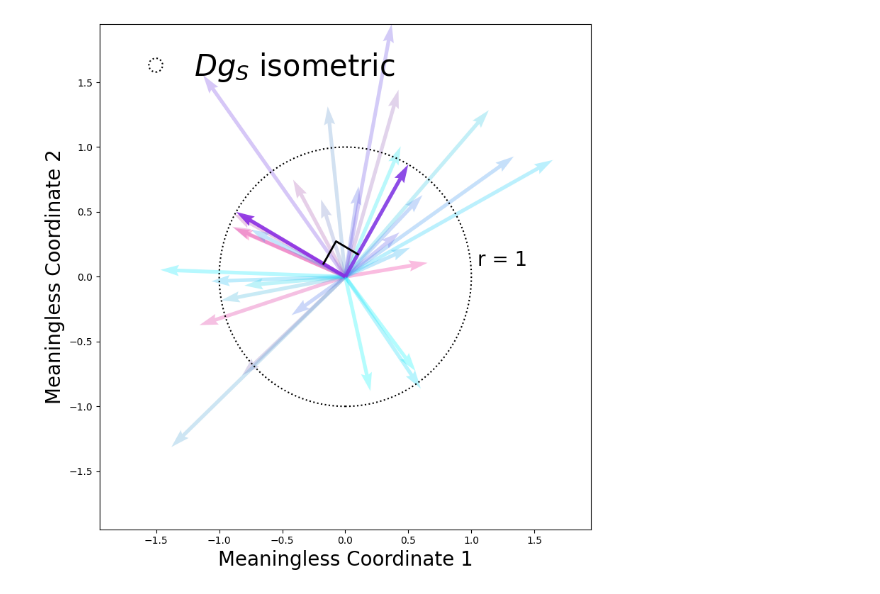
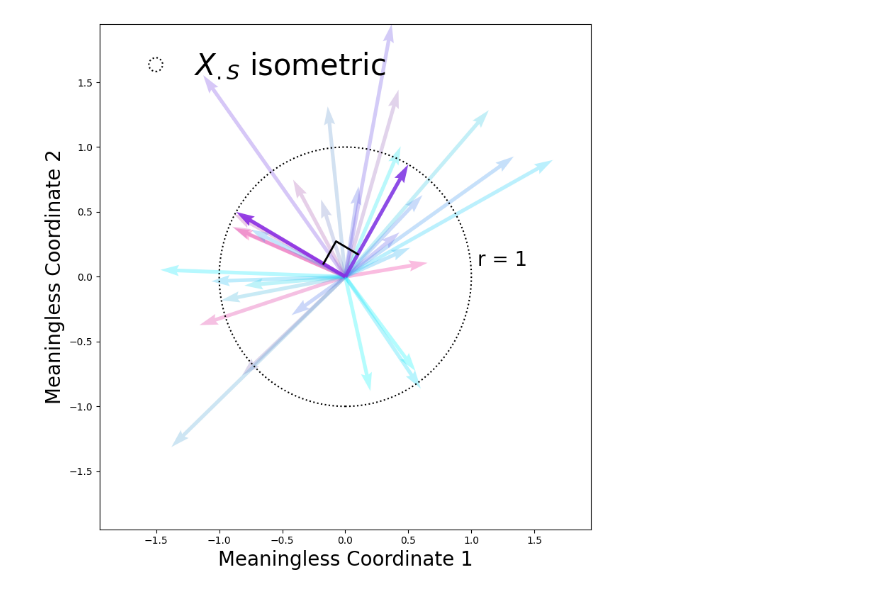
Before and after one commit to sjkoelle/isometry-pursuit, a Jupyter notebook: experiments/super_simple_example.ipynb, the cells around one changed output. Cells and saved outputs as stored; diff of their text form; code cells hidden in the pictures.

```diff
--- a/experiments/super_simple_example.ipynb
+++ b/experiments/super_simple_example.ipynb
@@ -25,22 +28,22 @@ random.seed(1234)
 # %%
-# Simulation setup
-np.random.seed(42)
-D = 2  # Dimension constraint for selection
-n_features = 4
-power = 1
+# # Simulation setup
+# np.random.seed(42)
+# D = 2  # Dimension constraint for selection
+# n_features = 4
+# power = 1
 
-# Generate a random design matrix X
-theta1 = 5*np.pi / 6
-theta2 = np.pi/4
-theta3 = 7*np.pi/4
-X = np.asarray([[1,0],
-                [np.cos(theta1),np.sin(theta1)],
-                [np.cos(theta2), np.sin(theta2)],
-                [np.cos(theta3), np.sin(theta3)]]).transpose()
-X = np.hstack([np.hstack([X[:,:2]]*1), X[:,2:]])
+# # Generate a random design matrix X
+# theta1 = 5*np.pi / 6
+# theta2 = np.pi/4
+# theta3 = 7*np.pi/4
+# X = np.asarray([[1,0],
+#                 [np.cos(theta1),np.sin(theta1)],
+#                 [np.cos(theta2), np.sin(theta2)],
+#                 [np.cos(theta3), np.sin(theta3)]]).transpose()
+# X = np.hstack([np.hstack([X[:,:2]]*1), X[:,2:]])
 
-# Greedy algorithm
-for i in range(10):
-    output_indices = greedy(X, lambda x: isometry_loss(x, power), random_state=i)
-    greedy_loss = isometry_loss(X[:, output_indices], power)
-    print(greedy_loss)
+# # Greedy algorithm
+# for i in range(10):
+#     output_indices = greedy(X, lambda x: isometry_loss(x, power), random_state=i)
+#     greedy_loss = isometry_loss(X[:, output_indices], power)
+#     print(greedy_loss)
@@ -296,33 +225,33 @@ symbol_x = [corner_x, corner_x + x2 * symbol_scale, x2 * symbol_scale]
 symbol_y = [corner_y, corner_y + y2 * symbol_scale, y2 * symbol_scale]
 
 plt.plot(symbol_x, symbol_y, color='black', linewidth=2)
 
 # Add a dotted black circle with radius 1
 circle = plt.Circle((0, 0), 1, color='black', linestyle='dotted', fill=False, linewidth=1.5)
 ax.add_artist(circle)
 
 # Add a small line and label "r = 1" on the x-axis
 # ax.plot([1, 1], [0, 0.05], color='black', linewidth=1.5)  # Small vertical line at x=1
 ax.text(1.05, 0.05, "r = 1", fontsize=20, color='black', ha='left', va='bottom')  # Label
 
 # Add title and axis labels
 plt.xlabel("Meaningless Coordinate 1", fontsize=20, color="black")
 plt.ylabel("Meaningless Coordinate 2", fontsize=20, color="black")
 
 # Set axis limits
 plt.xlim(-xlim, xlim)
 plt.ylim(-ylim, ylim)
 # Create a dummy dotted circle for the legend
 from matplotlib.patches import Circle
 dotted_circle = Circle((0, 0), radius=1.2, edgecolor='black', facecolor='none')
 
 # Add the legend with the custom handler
-plt.legend(handles=[dotted_circle], fontsize = 30,frameon = False,labels=[r"$Dg_{S}$ isometric"], handler_map={Circle: HandlerDottedCircle()}, loc="upper left",    handletextpad=0.3,  # Adjusts the space between the symbol and text
+plt.legend(handles=[dotted_circle], fontsize = 30,frameon = False,labels=[r"$X_{.S}$ isometric"], handler_map={Circle: HandlerDottedCircle()}, loc="upper left",    handletextpad=0.3,  # Adjusts the space between the symbol and text
     labelspacing=0.,   # Adjusts vertical space between legend entries
 )
 
 # Display the plot
 plt.tight_layout()
-plt.savefig('/Users/samsonkoelle/isometry-pursuit/figures/goldencompass.png')
+plt.savefig('/Users/samsonkoelle/isometry-pursuit/figures/selection.png')
 # %% [output]
-[figure, old version]
+[figure, new version]
```
Also changed, not shown: parts of 9 cells of this notebook, 7 other files.
